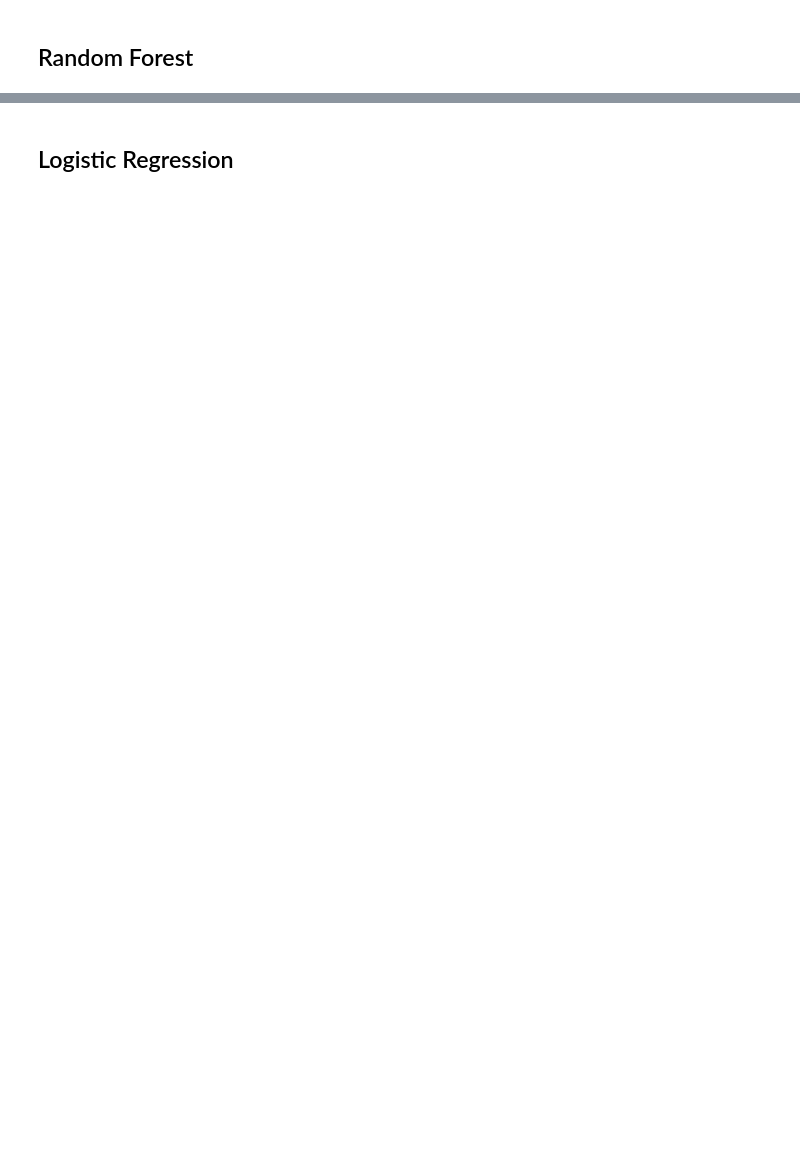
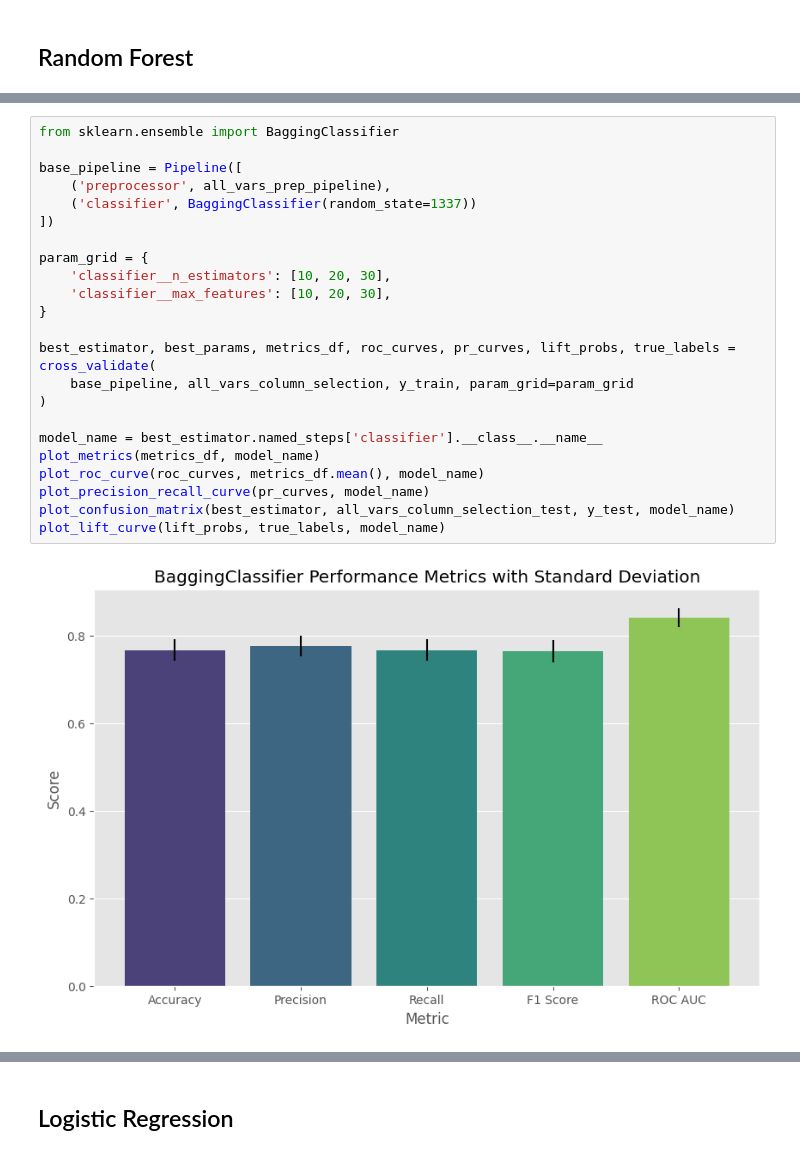
Before and after one commit to okaynils/fhnw-ds-aml, a Jupyter notebook: notebook.ipynb, the cells around one changed output, grey strips where cells are left out. Saved outputs shown, nothing was run; the diff lists cells and outputs as text; blank space fills up the shorter version.

```diff
--- a/notebook.ipynb
+++ b/notebook.ipynb
@@ -1147,0 +1136,25 @@ plot_lift_curve(lift_probs, true_labels, model_name)
+# %%
+from sklearn.ensemble import BaggingClassifier
+
+base_pipeline = Pipeline([
+    ('preprocessor', all_vars_prep_pipeline),
+    ('classifier', BaggingClassifier(random_state=1337))
+])
+
+param_grid = {
+    'classifier__n_estimators': [10, 20, 30],
+    'classifier__max_features': [10, 20, 30],
+}
+
+best_estimator, best_params, metrics_df, roc_curves, pr_curves, lift_probs, true_labels = cross_validate(
+    base_pipeline, all_vars_column_selection, y_train, param_grid=param_grid
+)
+
+model_name = best_estimator.named_steps['classifier'].__class__.__name__
+plot_metrics(metrics_df, model_name)
+plot_roc_curve(roc_curves, metrics_df.mean(), model_name)
+plot_precision_recall_curve(pr_curves, model_name)
+plot_confusion_matrix(best_estimator, all_vars_column_selection_test, y_test, model_name)
+plot_lift_curve(lift_probs, true_labels, model_name)
+# %% [output]
+[figure, added]
```
Also changed, not shown: parts of 22 cells of this notebook, 1 other file.
